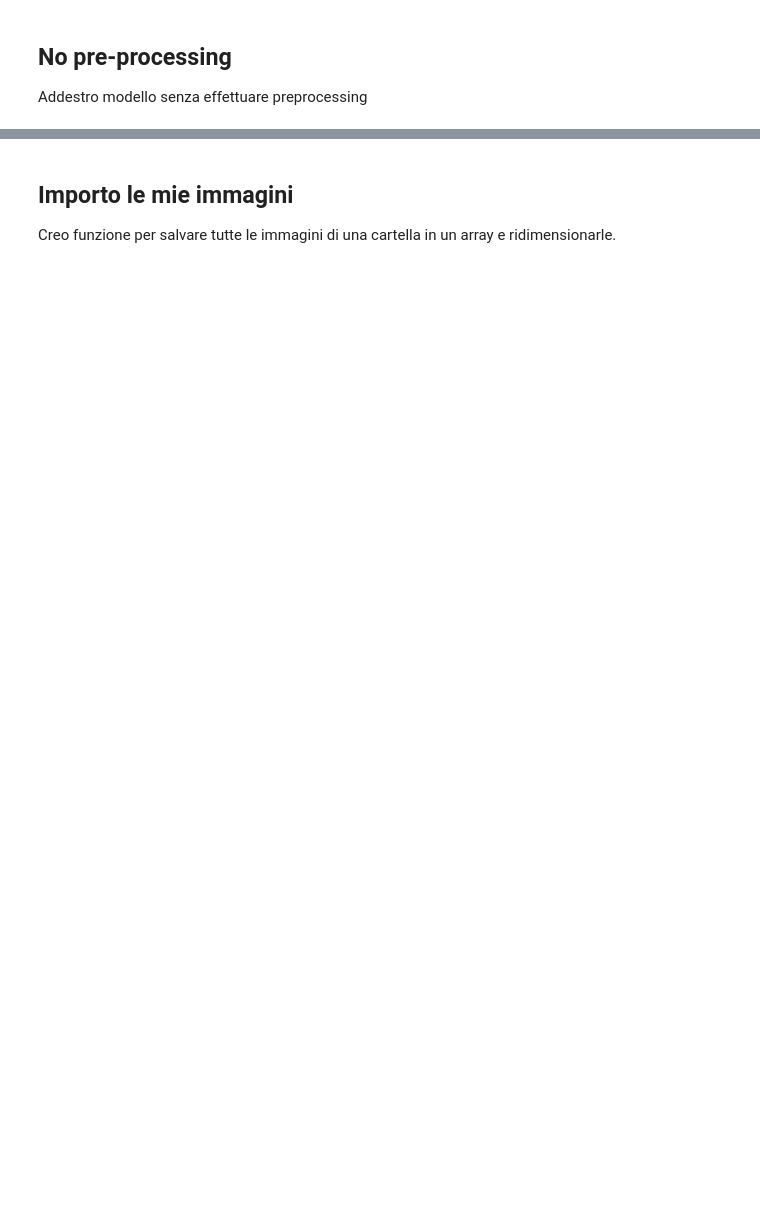
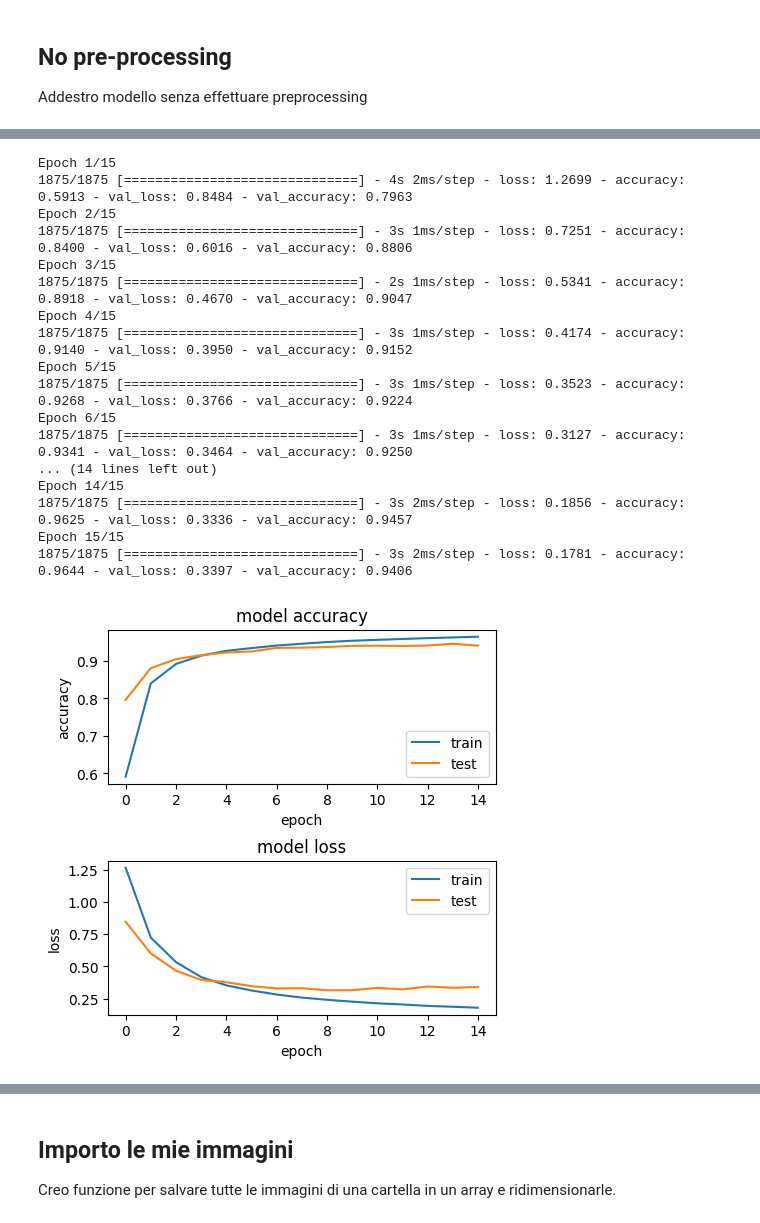
Before and after one commit to dennisangemi/machine-learning-for-physics, a Jupyter notebook: 4_mnist/code/my-mnist.ipynb, the cells around one changed output, grey strips where cells are left out. Saved outputs shown, nothing was run; the diff lists cells and outputs as text; code cells hidden in the pictures; blank space fills up the shorter version.

Commit message:
[mnist] added functions

```diff
--- a/4_mnist/code/my-mnist.ipynb
+++ b/4_mnist/code/my-mnist.ipynb
@@ -91,28 +166,9 @@ history = model.fit(x_train, y_train, epochs = 15, verbose = 1, validation_data
 # visualizzo tabella history dei risultati con pandas
 pd.DataFrame(history.history)
 # %%
-# crea funzione per visualizzare i risultati
-def plot_results(history):
-    # Plot training & validation accuracy values
-    plt.figure(figsize=(5,5))
-    plt.subplot(2,1,1)
-    plt.plot(history.history['accuracy'])
-    plt.plot(history.history['val_accuracy'])
-    plt.title('model accuracy')
-    plt.ylabel('accuracy')
-    plt.xlabel('epoch')
-    plt.legend(['train', 'test'], loc='best')
-
-    # summarize history for loss
-    plt.subplot(2,1,2)
-    plt.subplots_adjust(hspace = 0.5)
-    plt.plot(history.history['loss'])
-    plt.plot(history.history['val_loss'])
-    plt.title('model loss')
-    plt.ylabel('loss')
-    plt.xlabel('epoch')
-    plt.legend(['train', 'test'], loc='best')
-    plt.show()
+# invoco funzione recognize_digit per creare modello
+history = recognize_digit(28, 15, 10, x_train, y_train, x_test, y_test, "np.mnist.model.h5")
 
 # invoco funzione per visualizzare i risultati
 plot_results(history)
+# %% [output]
@@ -119 +195,19 @@ plot_results(history)
+Epoch 1/15
+1875/1875 [==============================] - 4s 2ms/step - loss: 1.2699 - accuracy: 0.5913 - val_loss: 0.8484 - val_accuracy: 0.7963
+Epoch 2/15
+1875/1875 [==============================] - 3s 1ms/step - loss: 0.7251 - accuracy: 0.8400 - val_loss: 0.6016 - val_accuracy: 0.8806
+Epoch 3/15
+1875/1875 [==============================] - 2s 1ms/step - loss: 0.5341 - accuracy: 0.8918 - val_loss: 0.4670 - val_accuracy: 0.9047
+Epoch 4/15
+1875/1875 [==============================] - 3s 1ms/step - loss: 0.4174 - accuracy: 0.9140 - val_loss: 0.3950 - val_accuracy: 0.9152
+Epoch 5/15
+1875/1875 [==============================] - 3s 1ms/step - loss: 0.3523 - accuracy: 0.9268 - val_loss: 0.3766 - val_accuracy: 0.9224
+Epoch 6/15
+1875/1875 [==============================] - 3s 1ms/step - loss: 0.3127 - accuracy: 0.9341 - val_loss: 0.3464 - val_accuracy: 0.9250
+... (14 lines left out)
+Epoch 14/15
+1875/1875 [==============================] - 3s 2ms/step - loss: 0.1856 - accuracy: 0.9625 - val_loss: 0.3336 - val_accuracy: 0.9457
+Epoch 15/15
+1875/1875 [==============================] - 3s 2ms/step - loss: 0.1781 - accuracy: 0.9644 - val_loss: 0.3397 - val_accuracy: 0.9406
+[figure, added]
 # %%
```
Also changed, not shown: parts of 37 cells of this notebook, 1 other file.
